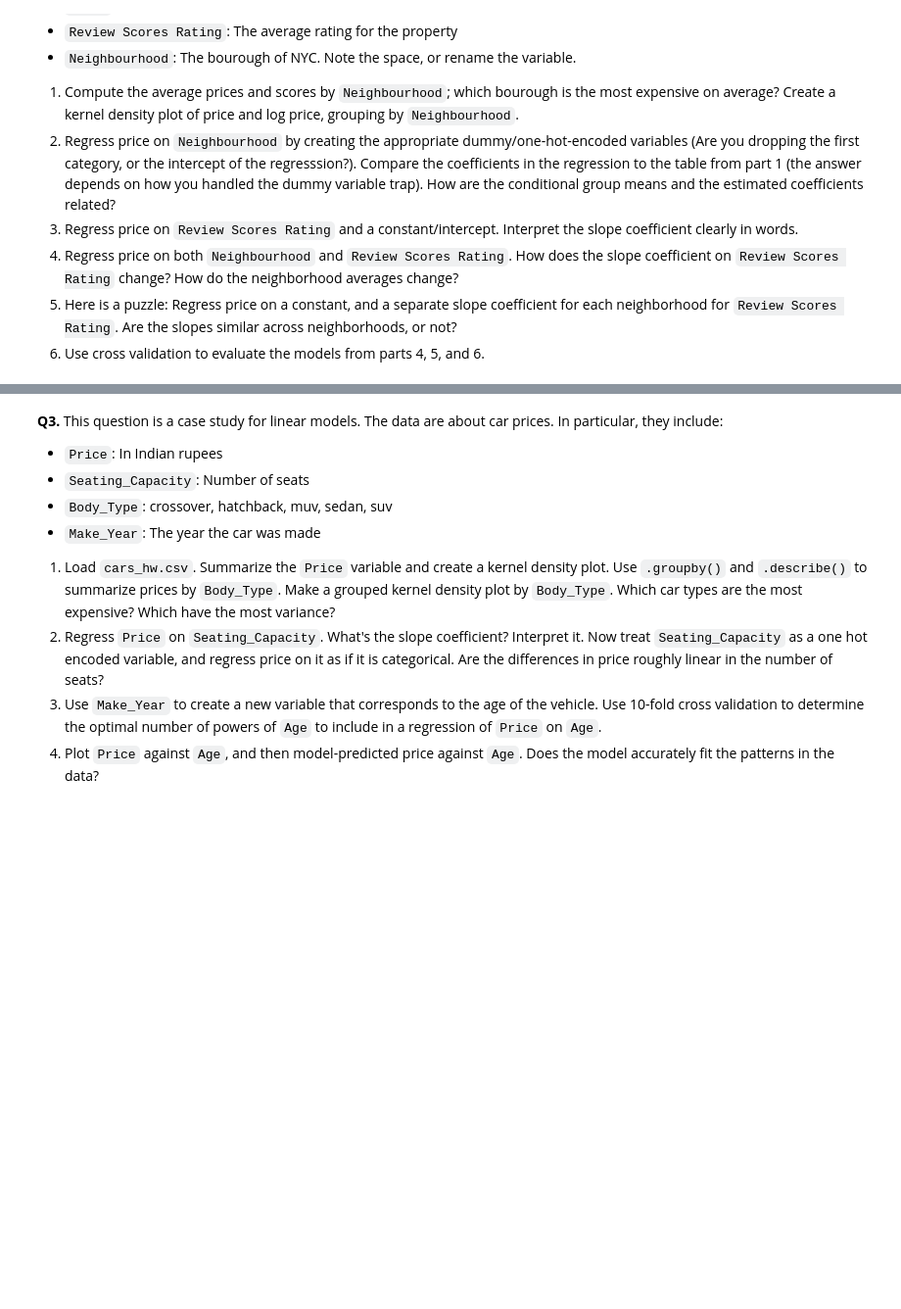
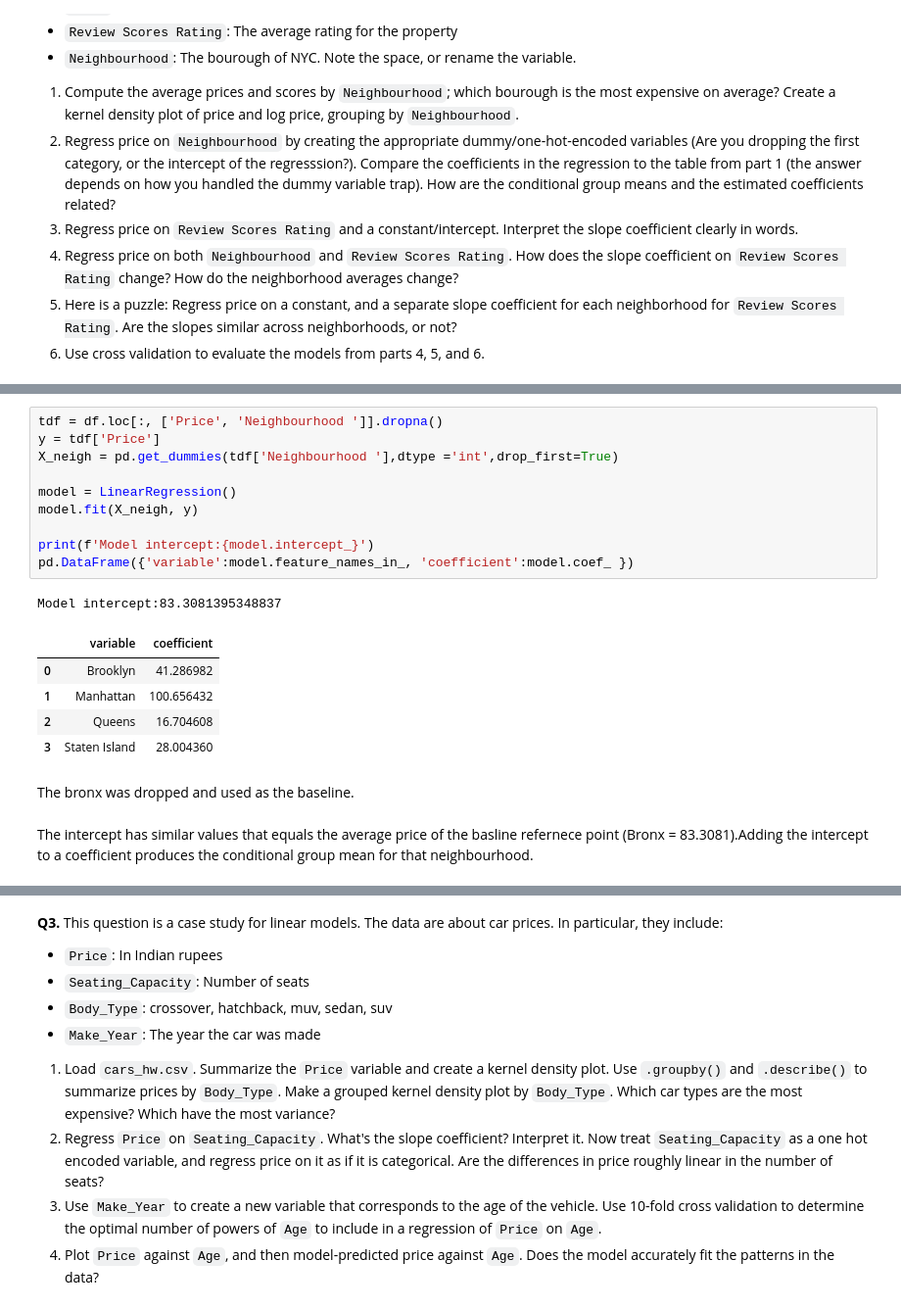
Before and after one commit to SafaaMahbub/undergrad_ml_assignments, a Jupyter notebook: 03_assignment_linear_models.ipynb, the cells around one changed output, grey strips where cells are left out. Shown at 98% size. Drawn from its saved outputs; the diff is of its cells as text; blank space fills up the shorter version.

```diff
--- a/03_assignment_linear_models.ipynb
+++ b/03_assignment_linear_models.ipynb
@@ -33,0 +85,21 @@ Answers:
+# %%
+tdf = df.loc[:, ['Price', 'Neighbourhood ']].dropna()
+y = tdf['Price']
+X_neigh = pd.get_dummies(tdf['Neighbourhood '],dtype ='int',drop_first=True)
+
+model = LinearRegression()
+model.fit(X_neigh, y)
+
+print(f'Model intercept:{model.intercept_}')
+pd.DataFrame({'variable':model.feature_names_in_, 'coefficient':model.coef_ })
+# %% [output]
+Model intercept:83.3081395348837
+|  | variable | coefficient |
+| 0 | Brooklyn | 41.286982 |
+| 1 | Manhattan | 100.656432 |
+| 2 | Queens | 16.704608 |
+| 3 | Staten Island | 28.004360 |
+# %% [markdown]
+The bronx was dropped and used as the baseline.
+# %% [markdown]
+The intercept has similar values that equals the average price of the basline refernece point (Bronx = 83.3081).Adding the intercept to a coefficient produces the conditional group mean for that neighbourhood.
```
Also changed, not shown: parts of 10 cells of this notebook.
